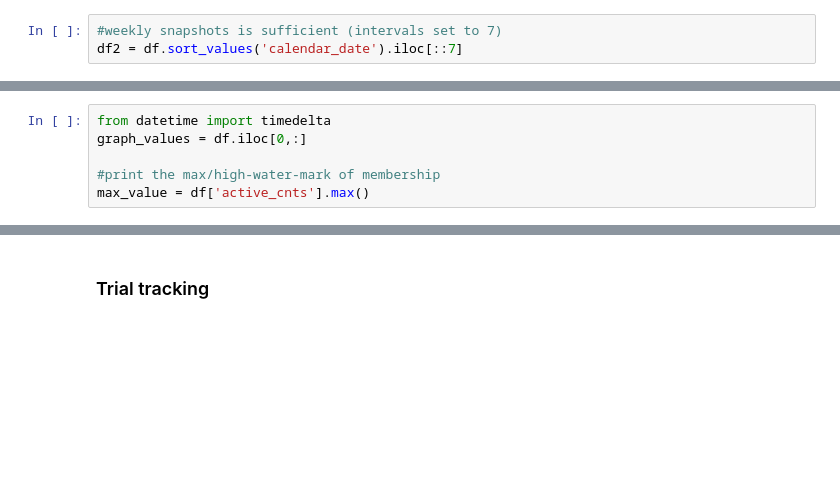
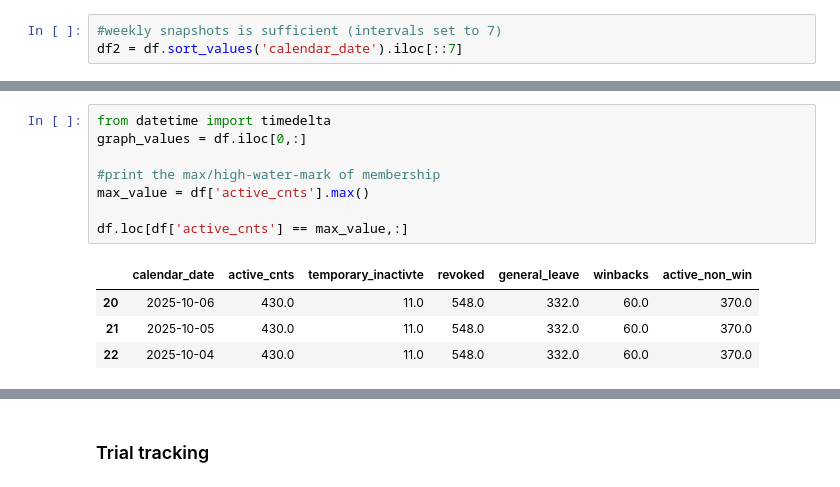
Before and after one commit to calleja/greeneHill, a Jupyter notebook: membership_graphics.ipynb, the cells around one changed output, grey strips where cells are left out. Saved outputs shown, nothing was run; the diff lists cells and outputs as text; blank space fills up the shorter version.

```diff
--- a/membership_graphics.ipynb
+++ b/membership_graphics.ipynb
@@ -101,9 +130,16 @@ print(df.iloc[52].to_dict())
 # %%
 from datetime import timedelta
 graph_values = df.iloc[0,:]
 
 #print the max/high-water-mark of membership
 max_value = df['active_cnts'].max()
+
+df.loc[df['active_cnts'] == max_value,:]
+# %% [output]
+|  | calendar_date | active_cnts | temporary_inactivte | revoked | general_leave | winbacks | active_non_win |
+| 20 | 2025-10-06 | 430.0 | 11.0 | 548.0 | 332.0 | 60.0 | 370.0 |
+| 21 | 2025-10-05 | 430.0 | 11.0 | 548.0 | 332.0 | 60.0 | 370.0 |
+| 22 | 2025-10-04 | 430.0 | 11.0 | 548.0 | 332.0 | 60.0 | 370.0 |
 # %%
 import matplotlib.patches as mpatches
 import matplotlib.ticker as ticker
```
Also changed, not shown: parts of 7 cells of this notebook, 7 other files.
